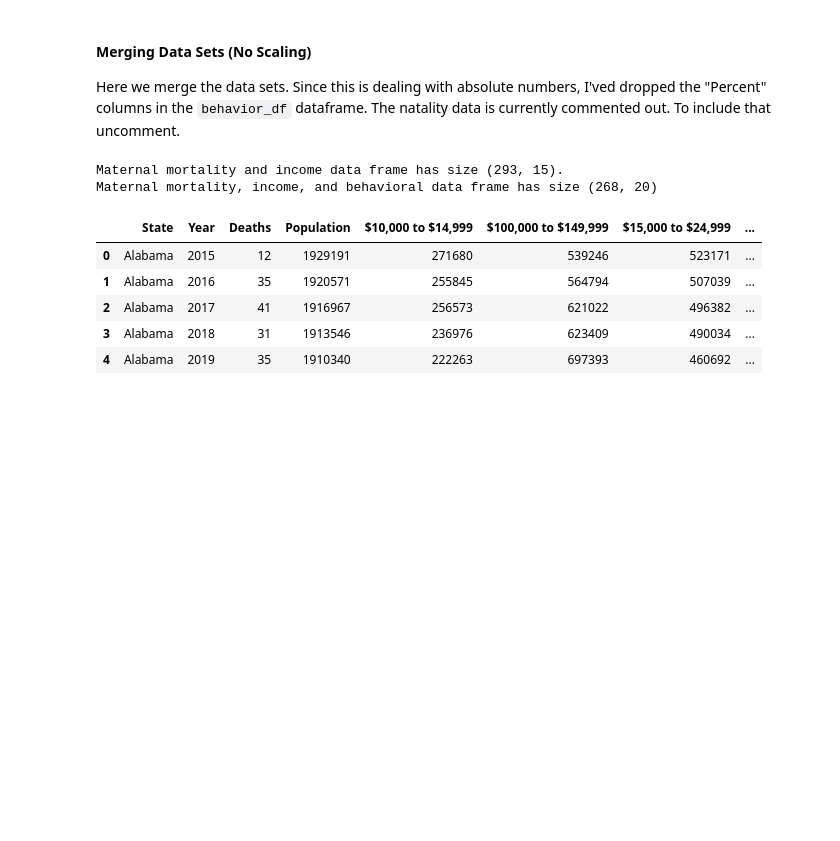
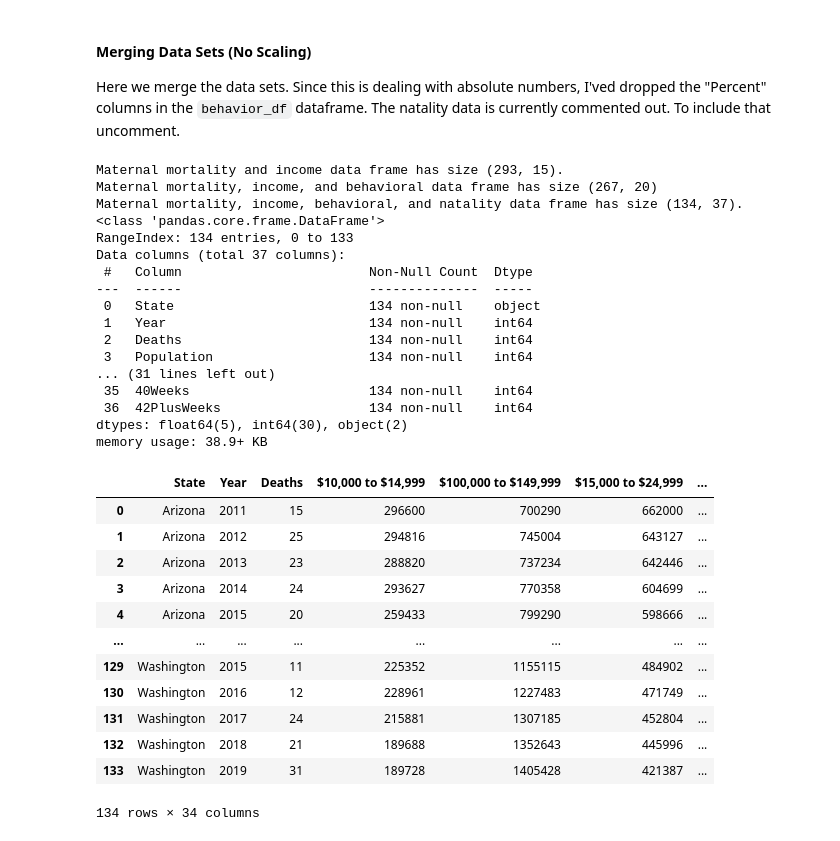
Before and after one commit to djclancy/maternal_mortality_US, a Jupyter notebook: data_manipulation/state_data_natality_income_HI.ipynb, the cells around one changed output. Cells and saved outputs as stored; diff of their text form; code cells hidden in the pictures; blank space fills up the shorter version.

```diff
--- a/data_manipulation/state_data_natality_income_HI.ipynb
+++ b/data_manipulation/state_data_natality_income_HI.ipynb
@@ -78,0 +65,6 @@ The data points here are included as percents and we have the total female popul
+# %%
+natility_df = pd.read_csv("StateNatalityDF.csv")
+print(f"Shape of dataframe with null values is {natility_df.shape}")
+natility_df.dropna(inplace = True, axis = 1)
+print(f"Shape of dataframe after droping columns that have null values is {natility_df.shape}")
+natility_df.shape
@@ -81,10 +79,11 @@ with open('..\\data\\behavioral_data\\data\\all_states_behavior_data.pkl', 'rb')
     behavior_df = pickle.load(file)
 behavior_df.head()
 behavior_df = behavior_df[["Year", "State", "Female_Population"	,"Percent_Overweight"	,"Percent_Obese",	"Percent_Overweight_or_Obese"	,"Percent_No_Activity"]]
-behavior_df.head()
+behavior_df.dropna(inplace = True)
 for c in behavior_df.columns:
     if "Percent" in c:
         s = c.replace("Percent","Absolute")
-        behavior_df[s] = behavior_df[c]/100*behavior_df.Female_Population
+        behavior_df[s] = behavior_df[c]/100*behavior_df.Female_Population.astype("int")
 behavior_df.head()
+behavior_df.info()
 # %% [output]
@@ -102,20 +113,45 @@ The natality data is currently commented out. To include that uncomment.
 # %%
 merged_df = pd.merge(left = maternal_mortality_df, right = income_df, on = ["Year","State"], how = 'inner')
 print(f"Maternal mortality and income data frame has size {merged_df.shape}.")
 merged_df = pd.merge(left = merged_df, right = behavior_df[[c for c in behavior_df.columns if not "Percent" in c]], on =["Year", "State"], how = 'inner' )
 print(f'Maternal mortality, income, and behavioral data frame has size {merged_df.shape}')
-#merged_df = pd.merge(left = merged_df, right = natility_df, on = ["Year", "State"], how = 'inner')
-#print(f"Maternal mortality, income, behavioral, and natality data frame has size {merged_df.shape}.")
+merged_df = pd.merge(left = merged_df, right = natility_df, on = ["Year", "State"], how = 'inner')
+print(f"Maternal mortality, income, behavioral, and natality data frame has size {merged_df.shape}.")
 merged_df.head()
+merged_df.to_csv("..\\data\\merged_data_sets\\merged_data_raw_totals.csv", index = False)
+merged_df.info()
+#merged_df.drop(columns = ["Total", "Population", "Female_Population"])
 # %% [output]
 Maternal mortality and income data frame has size (293, 15).
-Maternal mortality, income, and behavioral data frame has size (268, 20)
+Maternal mortality, income, and behavioral data frame has size (267, 20)
+Maternal mortality, income, behavioral, and natality data frame has size (134, 37).
+<class 'pandas.core.frame.DataFrame'>
+RangeIndex: 134 entries, 0 to 133
+Data columns (total 37 columns):
+ #   Column                        Non-Null Count  Dtype
+---  ------                        --------------  -----
+ 0   State                         134 non-null    object
+ 1   Year                          134 non-null    int64
+ 2   Deaths                        134 non-null    int64
+ 3   Population                    134 non-null    int64
+... (31 lines left out)
+ 35  40Weeks                       134 non-null    int64
+ 36  42PlusWeeks                   134 non-null    int64
+dtypes: float64(5), int64(30), object(2)
+memory usage: 38.9+ KB
-|  | State | Year | Deaths | Population | $10,000 to $14,999 | $100,000 to $149,999 | $15,000 to $24,999 | ... |
-| 0 | Alabama | 2015 | 12 | 1929191 | 271680 | 539246 | 523171 | ... |
-| 1 | Alabama | 2016 | 35 | 1920571 | 255845 | 564794 | 507039 | ... |
-| 2 | Alabama | 2017 | 41 | 1916967 | 256573 | 621022 | 496382 | ... |
-| 3 | Alabama | 2018 | 31 | 1913546 | 236976 | 623409 | 490034 | ... |
-| 4 | Alabama | 2019 | 35 | 1910340 | 222263 | 697393 | 460692 | ... |
+|  | State | Year | Deaths | $10,000 to $14,999 | $100,000 to $149,999 | $15,000 to $24,999 | ... |
+| 0 | Arizona | 2011 | 15 | 296600 | 700290 | 662000 | ... |
+| 1 | Arizona | 2012 | 25 | 294816 | 745004 | 643127 | ... |
+| 2 | Arizona | 2013 | 23 | 288820 | 737234 | 642446 | ... |
+| 3 | Arizona | 2014 | 24 | 293627 | 770358 | 604699 | ... |
+| 4 | Arizona | 2015 | 20 | 259433 | 799290 | 598666 | ... |
+| ... | ... | ... | ... | ... | ... | ... | ... |
+| 129 | Washington | 2015 | 11 | 225352 | 1155115 | 484902 | ... |
+| 130 | Washington | 2016 | 12 | 228961 | 1227483 | 471749 | ... |
+| 131 | Washington | 2017 | 24 | 215881 | 1307185 | 452804 | ... |
+| 132 | Washington | 2018 | 21 | 189688 | 1352643 | 445996 | ... |
+| 133 | Washington | 2019 | 31 | 189728 | 1405428 | 421387 | ... |
+134 rows × 34 columns
 # %%
 MergeDF_Corr = merged_df[merged_df.columns[2:]].corr(method = 'pearson')
 plt.imshow(MergeDF_Corr)
```
Also changed, not shown: parts of 23 cells of this notebook, 2 other files.
